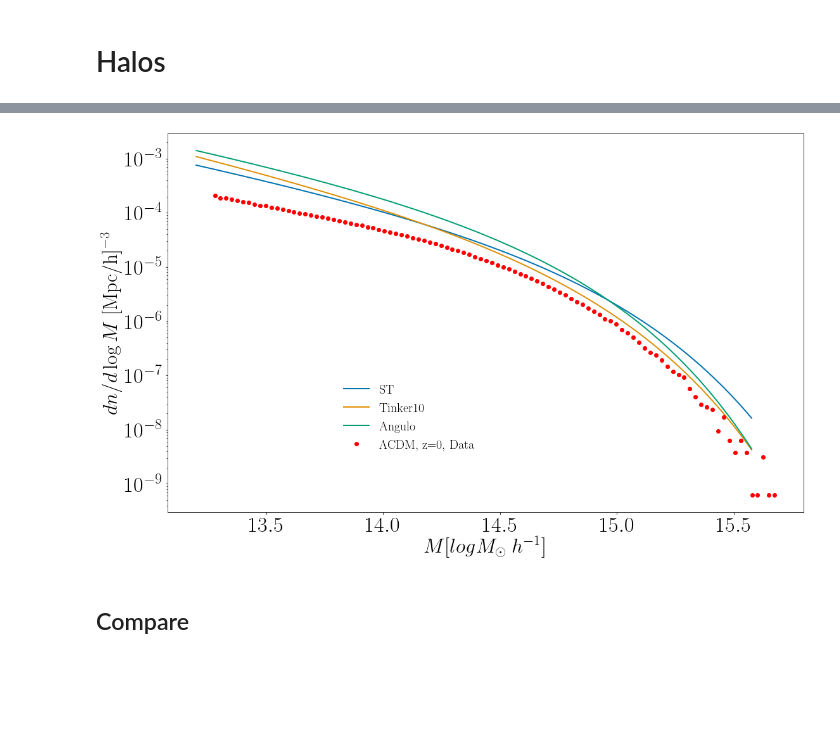
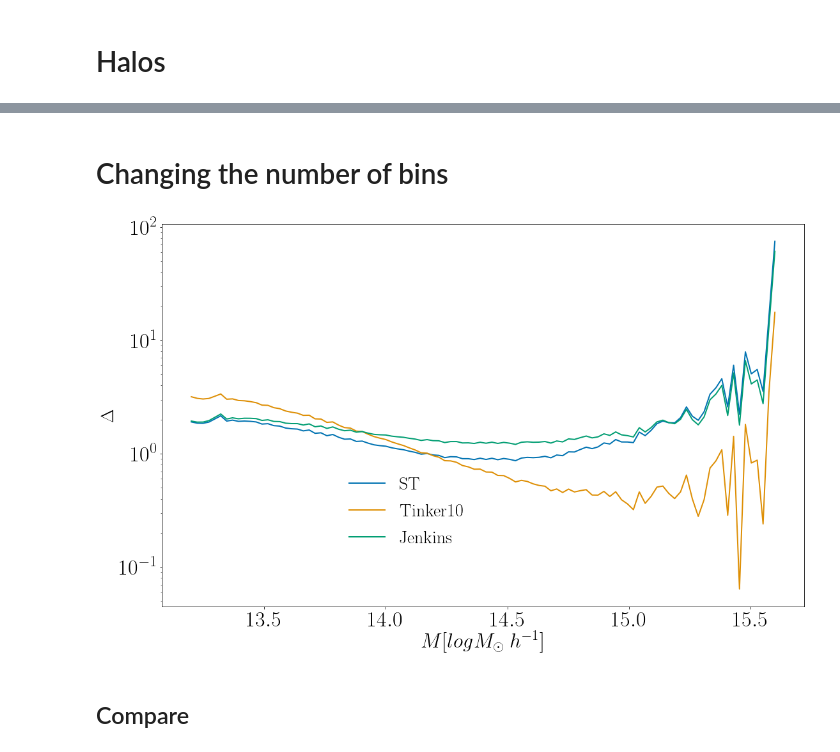
Before and after one commit to FarbodHassani/Doppler_RSD_N-body, a Jupyter notebook: Analysis-notebooks/Halo_mass_function.ipynb, the cells around one changed output, grey strips where cells are left out. Cells and saved outputs as stored; diff of their text form; code cells hidden in the pictures; blank space fills up the shorter version.

```diff
--- a/Analysis-notebooks/Halo_mass_function.ipynb
+++ b/Analysis-notebooks/Halo_mass_function.ipynb
@@ -41,14 +41,14 @@ directory_halo = "/Users/farbod/Dropbox/Projects/Doppler_RSD/Data/Halos_snapshot
 
 files=["gevolution_boxsize_4032_ngrid_4608_lcdm_05062020",
        "gevolution_boxsize_4032_ngrid_4608_w_0m9_cs2_1_05062020",
+       "kevolution_boxsize_4032_ngrid_4608_w_0m9_cs2_em4_05062020",
        "gevolution_boxsize_4032_ngrid_4608_w_0m9_cs2_em7_05062020",
-       "kevolution_boxsize_4032_ngrid_4608_w_0m9_cs2_em4_05062020",
         "kevolution_boxsize_4032_ngrid_4608_w_0m9_cs2_em7_05062020"];
 
 # redshifts = ["3", "2", "1", "0.5", "0"];
 redshifts = ["0"];
 
-files_list = ['gev_lcdm','gev_em0','gev_em7','kev_em4','kev_em7'];
+files_list = ['gev_lcdm','gev_em0','kev_em4','gev_em7','kev_em7'];
 
 
 
@@ -187,5 +139,5 @@ TypeError: list indices must be integers or slices, not tuple
 # %%
-nbins = 100;
+nbins = 110;
 for i in [0,1,2,3]: # file
 # for i in [0]: # file
     for j in [0]: # Redshifts
@@ -271,3 +265,15 @@ HMF['sim']['count'][files_list[i]][redshift]
+# %% [markdown]
+# Changing the number of bins
+# %%
+nbins = 120;
+for i in [0,1,2,3]: # file
+# for i in [0]: # file
+    for j in [0]: # Redshifts
+        redshift ="z="+str(j);
+        x=data['halo'][files_list[i]][redshift][:,2];
+        HMF['sim']['count'][files_list[i]][redshift] = np.histogram(np.log10(x), bins=nbins)[0]
+        HMF['sim']['bin_edges'][files_list[i]][redshift] = np.histogram(np.log10(x), bins=nbins)[1]
+        HMF['sim']['deltaM'][files_list[i]][redshift]= HMF['sim']['bin_edges'][files_list[i]][redshift][2]- HMF['sim']['bin_edges'][files_list[i]][redshift][1];
 # %%
 %matplotlib inline
 import matplotlib as mpl
@@ -283,48 +289,43 @@ font = {'family' : 'normal',
 matplotlib.rc('font', **font)
 
 redshifts = ["0"];
-files_list = ['gev_lcdm','gev_em0','gev_em7','kev_em4','kev_em7'];
+files_list = ['gev_lcdm','gev_em0','kev_em4','gev_em7','kev_em7'];
 decrip = ["$\Lambda$CDM, ","$w$CDM ($w=-0.9, c_s^2=1$), ", "$w$CDM ($w=-0.9, c_s^2=10^{-4}$), ",
           "$w$CDM-gev ($w=-0.9, c_s^2=10^{-7}$), ",
           "$w$CDM-kev ($w=-0.9, c_s^2=10^{-7}$), "]
 l=0
 boxsize=4032;
 # for i in [0,1,2,3]: # file
+names = ['ST','Tinker10','Jenkins']
 for i in [0]: # file
-
 # for i in [0]: # file
     for j in [0]: # Redshifts
         redshift ="z="+str(j);
         # compute halo mass function
-
-        plt.plot(log10(Masses)[:-1],HMF['ST']['dNdlogM'][files_list_class[i]]['z=0'][:-1]*((roll(Masses,-1) -Masses[:])[:-1])/((np.log10(roll(Masses,-1)) -np.log10(Masses[:]))[:-1]),lw=2,color=Colors[l],label="ST")  # density=False would make counts
-
-        plt.plot(log10(Masses)[:-1],HMF['Tinker10']['dNdlogM'][files_list_class[i]]['z=0'][:-1]*((roll(Masses,-1) -Masses[:])[:-1])/((np.log10(roll(Masses,-1)) -np.log10(Masses[:]))[:-1]),lw=2,color=Colors[l+1],label="Tinker10")  # density=False would make counts
-
-        plt.plot(log10(Masses)[:-1],HMF['Angulo']['dNdlogM'][files_list_class[i]]['z=0'][:-1]*((roll(Masses,-1) -Masses[:])[:-1])/((np.log10(roll(Masses,-1)) -np.log10(Masses[:]))[:-1]),lw=2,color=Colors[l+2],label="Angulo")  # density=False would make counts
-
-#         plt.plot(log10(Masses),HMF['Crocce']['dNdlogM'][files_list_class[i]]['z=0'],color=Colors[l+3],label="Crocce")  # density=False would make counts
-
         redshift ="z="+str(j);
         bin_edges = HMF['sim']['bin_edges'][files_list[i]][redshift]
         counts = HMF['sim']['count'][files_list[i]][redshift]
 #         plt.plot(bin_edges[:-1],counts,"o",color=Colors[l], label =decrip[i]+redshift)
 #         plt.errorbar(bin_edges[:-1],counts, yerr=np.sqrt(counts), fmt="o",label =decrip[i]+redshift)
         deltaM = HMF['sim']['deltaM'][files_list[i]][redshift]
         counts = HMF['sim']['count'][files_list[i]][redshift]
-#         plt.semilogy(bin_edges[:-1],counts/(10**bin_edges[:-1]*(10**deltaM - 1))/boxsize**3,"bo", label =decrip[i]+redshift+ ", Data" )
-        plt.semilogy(bin_edges[:-1],counts/(((roll(bin_edges[:],-1)) -bin_edges[:])[:-1])/boxsize**3,"ro", label =decrip[i]+redshift+ ", Data" )
+        Hmf_data = counts/((10**(roll(bin_edges[:],-1)) -10**bin_edges[:])[:-1])/boxsize**3;
+        interp_data=InterpolatedUnivariateSpline(bin_edges[:-1],Hmf_data, k=2)
+        for k in names:
+
+            plt.plot(log10(Masses),HMF[k]['dNdlogM'][files_list_class[i]]['z=0']/interp_data(log10(Masses))-1,lw=2,color=Colors[l],label=k)  # density=False would make counts
+            l=l+1
         #         plt.title('Halo mass function')
-        plt.ylabel(r'$dn/d \log M$ [Mpc/h]$^{-3}$',fontsize=32)
+        plt.ylabel(r'$\Delta$',fontsize=28)
         plt.xlabel(r'$M[log M_{\odot} \; h^{-1}$]',fontsize=32)
         plt.yscale('log')
-        plt.legend(fontsize=20,bbox_to_anchor=[0.38,0.25],loc="center",frameon=False)
+        plt.legend(fontsize=28,bbox_to_anchor=[0.38,0.25],loc="center",frameon=False)
 
         l=l+1
 
 
 plt.show()
 # %% [output]
-[figure, old version]
+[figure, new version]
 # %% [markdown]
 ## Compare
```
Also changed, not shown: parts of 14 cells of this notebook.
